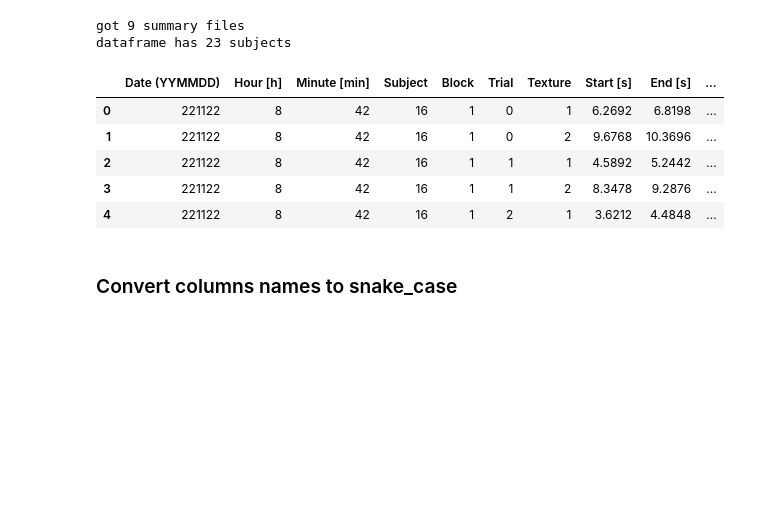
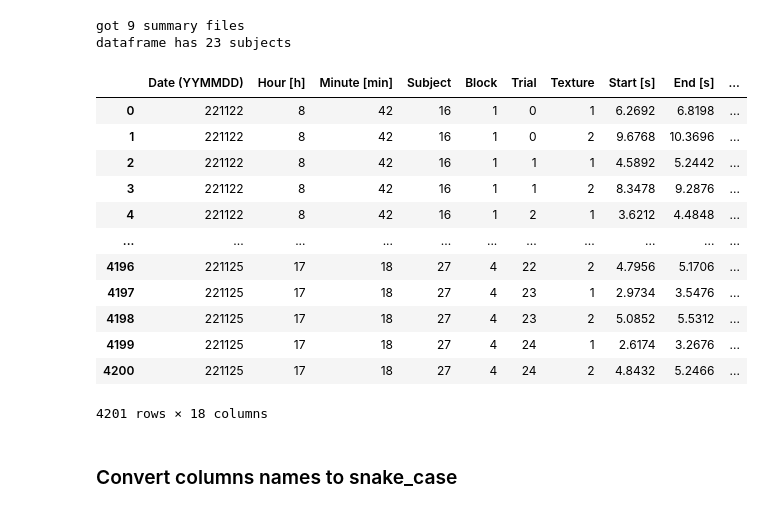
Before and after one commit to neuro-team-femto/revtact, a Jupyter notebook: analysis/analysis_beha_topo.ipynb, the cells around one changed output. Drawn from its saved outputs; the diff is of its cells as text; code cells hidden in the pictures; blank space fills up the shorter version.

```diff
--- a/analysis/analysis_beha_topo.ipynb
+++ b/analysis/analysis_beha_topo.ipynb
@@ -142,14 +158,21 @@ print('dataframe has %d subjects'%data_df_summary.Subject.nunique())
 got 9 summary files
 dataframe has 23 subjects
 # %%
-data_df_summary.head()
+data_df_summary
 # %% [output]
 |  | Date (YYMMDD) | Hour [h] | Minute [min] | Subject | Block | Trial | Texture | Start [s] | End [s] | ... |
 | 0 | 221122 | 8 | 42 | 16 | 1 | 0 | 1 | 6.2692 | 6.8198 | ... |
 | 1 | 221122 | 8 | 42 | 16 | 1 | 0 | 2 | 9.6768 | 10.3696 | ... |
 | 2 | 221122 | 8 | 42 | 16 | 1 | 1 | 1 | 4.5892 | 5.2442 | ... |
 | 3 | 221122 | 8 | 42 | 16 | 1 | 1 | 2 | 8.3478 | 9.2876 | ... |
 | 4 | 221122 | 8 | 42 | 16 | 1 | 2 | 1 | 3.6212 | 4.4848 | ... |
+| ... | ... | ... | ... | ... | ... | ... | ... | ... | ... | ... |
+| 4196 | 221125 | 17 | 18 | 27 | 4 | 22 | 2 | 4.7956 | 5.1706 | ... |
+| 4197 | 221125 | 17 | 18 | 27 | 4 | 23 | 1 | 2.9734 | 3.5476 | ... |
+| 4198 | 221125 | 17 | 18 | 27 | 4 | 23 | 2 | 5.0852 | 5.5312 | ... |
+| 4199 | 221125 | 17 | 18 | 27 | 4 | 24 | 1 | 2.6174 | 3.2676 | ... |
+| 4200 | 221125 | 17 | 18 | 27 | 4 | 24 | 2 | 4.8432 | 5.2466 | ... |
+4201 rows × 18 columns
 # %% [markdown]
 ### Convert columns names to snake_case
 # %%
```
Also changed, not shown: parts of 43 cells of this notebook, 1 other file.
